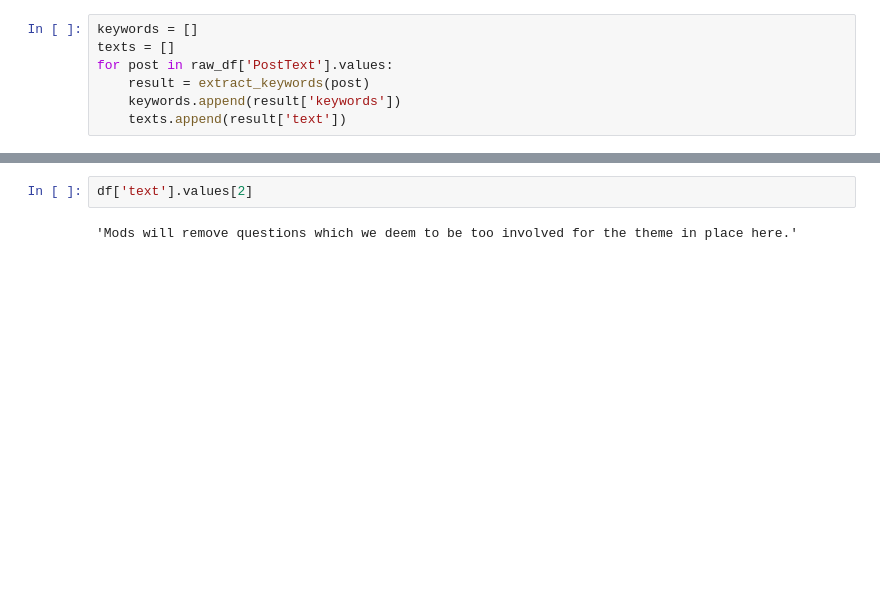
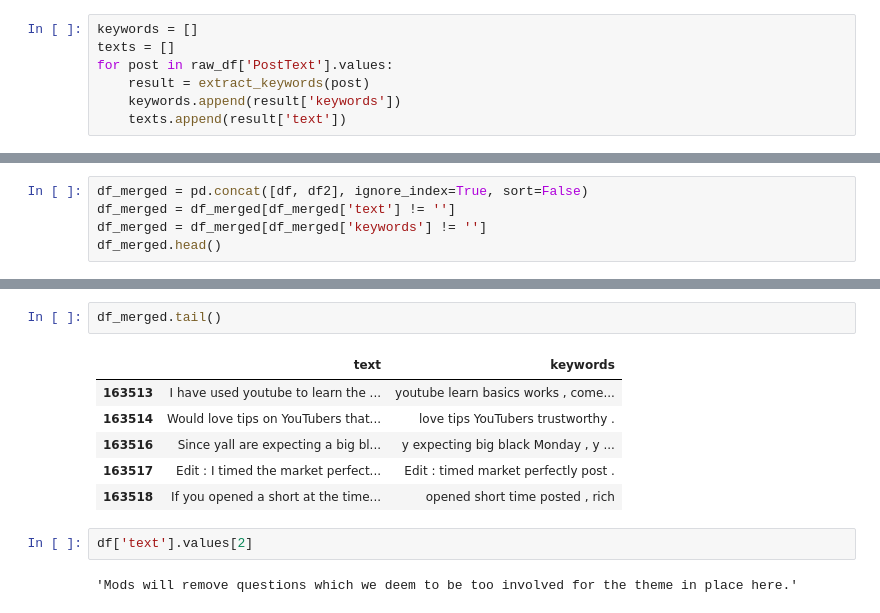
Before and after one commit to burning-river/text_generator, a Jupyter notebook: train_text_generator.ipynb, the cells around one changed output, grey strips where cells are left out. Cells and saved outputs as stored; diff of their text form; blank space fills up the shorter version.

```diff
--- a/train_text_generator.ipynb
+++ b/train_text_generator.ipynb
@@ -109,0 +131,5 @@ df.head()
+# %%
+df_merged = pd.concat([df, df2], ignore_index=True, sort=False)
+df_merged = df_merged[df_merged['text'] != '']
+df_merged = df_merged[df_merged['keywords'] != '']
+df_merged.head()
@@ -110,3 +143,12 @@ df.head()
+# %%
+df_merged.tail()
+# %% [output]
+|  | text | keywords |
+| 163513 | I have used youtube to learn the ... | youtube learn basics works , come... |
+| 163514 | Would love tips on YouTubers that... | love tips YouTubers trustworthy . |
+| 163516 | Since yall are expecting a big bl... | y expecting big black Monday , y ... |
+| 163517 | Edit : I timed the market perfect... | Edit : timed market perfectly post . |
+| 163518 | If you opened a short at the time... | opened short time posted , rich |
 # %%
 df['text'].values[2]
 # %% [output]
```
Also changed, not shown: parts of 62 cells of this notebook.
